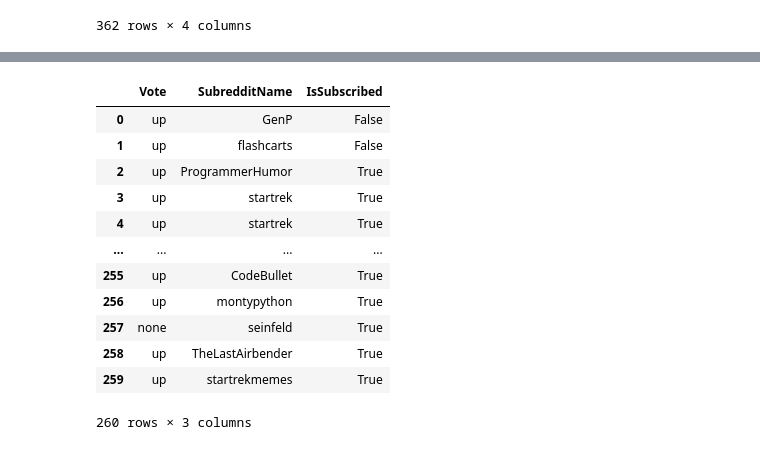
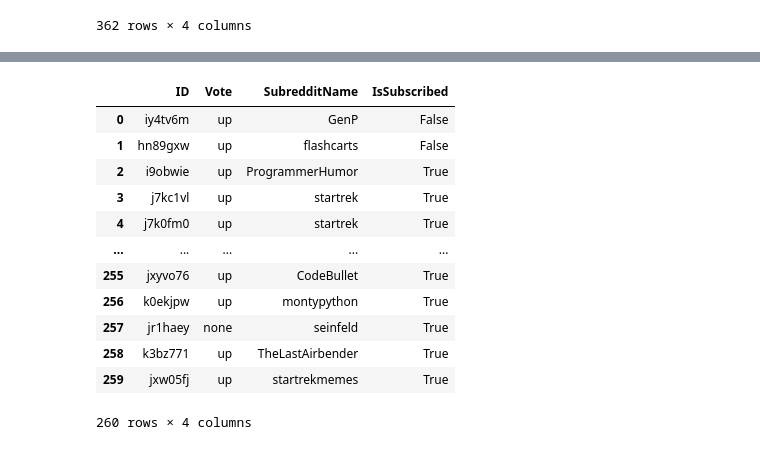
Before and after one commit to firatbatar/my-reddit-data, a Jupyter notebook: reddit_analysis.ipynb, the cells around one changed output, grey strips where cells are left out. Cells and saved outputs as stored; diff of their text form; code cells hidden in the pictures.

```diff
--- a/reddit_analysis.ipynb
+++ b/reddit_analysis.ipynb
@@ -143,8 +143,6 @@ The date data is in the form of "yyyy-mm-dd hh:mm:ss UTC". I will split the date
 fname = "ip_logs.csv"
 login_datetime_df = pd.read_csv(data_path + fname).rename(columns={"date": "RawDate"}).drop(index=0, columns="ip").reset_index().drop(columns="index")
 # %%
-from datetime import datetime
-
 try:
     raw_date_col = login_datetime_df["RawDate"]  # Raw Date column
 
@@ -156,11 +154,10 @@ try:
 
         # Convert datetime to local time zone
         local_datetime = datetime.fromisoformat(raw_date).astimezone()
-        datetime_dict = {"RawDate": raw_date + " UTC", "Date": None, "MonthName": None, "Time": None}  # New row to replace
-        datetime_dict["Date"] = local_datetime.strftime("%d-%m-%Y")  # Get the date in the format "DD.MM.YYYY"
-        datetime_dict["Time"] = local_datetime.strftime("%H:%M%z")  # Get the time in format "HH:MM+HHMM"
-        datetime_dict["MonthName"] = local_datetime.strftime("%B")  # Get the full month name
-        datetime_dict["DayName"] = local_datetime.strftime("%A")  # Get the full day name
+        datetime_dict = raw_date_to_datetime(local_datetime)
+
+        # Add the ald raw date data to new dict
+        datetime_dict["RawDate"] = raw_date + " UTC"
 
         login_datetime_df.iloc[idx] = datetime_dict  # Insert the new row
 
@@ -193,7 +190,7 @@ I will remove the ID, get the subreddit name from the URL, my vote and I will co
 # %%
 # Read the file, rename the vote direction column, drop the ID columns, and reset the indexing
 fname = "post_votes.csv"
-post_votes_df = pd.read_csv(data_path + fname).rename(columns={"direction": "Vote"}).drop(columns="id").reset_index().drop(columns="index")
+post_votes_df = pd.read_csv(data_path + fname).rename(columns={"direction": "Vote", "id": "ID"})
 # %%
 # Add the new columns
 post_votes_df[["SubredditName", "IsSubscribed"]] = None
@@ -209,10 +206,10 @@ for idx in range(len(post_votes_df["permalink"])):
     post_vote_dict["SubredditName"] = sub_name
 
     # Check if the sub is subscribed
-    is_subscribed = (subreddits_df == sub_name).any().any()
-    post_vote_dict["IsSubscribed"] = is_subscribed
+    post_vote_dict["IsSubscribed"] = is_subscribed_to(sub_name, subreddits_df)
 
     # Add the existing data to the new row dictionary
+    post_vote_dict["ID"] = post_votes_df.loc[idx, "ID"]
     post_vote_dict["permalink"] = permalink
     post_vote_dict["Vote"] = post_votes_df.loc[idx, "Vote"]
 
@@ -248,48 +244,48 @@ I wilperform the same cleaning as the post votes data: R remove the ID, get the
 # %%
 # Read the file, rename the vote direction column, drop the ID columns, and reset the indexing
 fname = "comment_votes.csv"
-comment_votes_df = pd.read_csv(data_path + fname).rename(columns={"direction": "Vote"}).drop(columns="id").reset_index().drop(columns="index")
+comment_votes_df = pd.read_csv(data_path + fname).rename(columns={"direction": "Vote", "id": "ID"})
 # %%
 # Add the new columns
 comment_votes_df[["SubredditName", "IsSubscribed"]] = None
 
 for idx in range(len(comment_votes_df["permalink"])):
     comment_vote_dict = {"SubredditName": None, "IsSubscribed": None}
 
     # Get the sub name from the link
     permalink = comment_votes_df.loc[idx, "permalink"]
     start_idx = permalink.find("r/") + 2
     stop_idx = permalink.find("/", start_idx)
     sub_name = permalink[start_idx:stop_idx]
     comment_vote_dict["SubredditName"] = sub_name
 
     # Check if the sub is subscribed
-    is_subscribed = (subreddits_df == sub_name).any().any()
-    comment_vote_dict["IsSubscribed"] = is_subscribed
+    comment_vote_dict["IsSubscribed"] = is_subscribed_to(sub_name, subreddits_df)
 
     # Add the existing data to the new row dictionary
+    comment_vote_dict["ID"] = comment_votes_df.loc[idx, "ID"]
     comment_vote_dict["permalink"] = permalink
     comment_vote_dict["Vote"] = comment_votes_df.loc[idx, "Vote"]
 
     # Add the new row data
     comment_votes_df.iloc[idx] = comment_vote_dict
 
 # Drop the permalink column
 comment_votes_df = comment_votes_df.drop(columns="permalink")
 # Specify the Dtypes for later use
 comment_votes_df["IsSubscribed"] = comment_votes_df["IsSubscribed"].astype(dtype="bool")
 comment_votes_df
 # %% [output]
-|  | Vote | SubredditName | IsSubscribed |
-| 0 | up | GenP | False |
-| 1 | up | flashcarts | False |
-| 2 | up | ProgrammerHumor | True |
-| 3 | up | startrek | True |
-| 4 | up | startrek | True |
-| ... | ... | ... | ... |
-| 255 | up | CodeBullet | True |
-| 256 | up | montypython | True |
-| 257 | none | seinfeld | True |
-| 258 | up | TheLastAirbender | True |
-| 259 | up | startrekmemes | True |
+|  | ID | Vote | SubredditName | IsSubscribed |
+| 0 | iy4tv6m | up | GenP | False |
+| 1 | hn89gxw | up | flashcarts | False |
+| 2 | i9obwie | up | ProgrammerHumor | True |
+| 3 | j7kc1vl | up | startrek | True |
+| 4 | j7k0fm0 | up | startrek | True |
+| ... | ... | ... | ... | ... |
+| 255 | jxyvo76 | up | CodeBullet | True |
+| 256 | k0ekjpw | up | montypython | True |
+| 257 | jr1haey | none | seinfeld | True |
+| 258 | k3bz771 | up | TheLastAirbender | True |
+| 259 | jxw05fj | up | startrekmemes | True |
-260 rows × 3 columns
+260 rows × 4 columns
```
Also changed, not shown: parts of 11 cells of this notebook.
